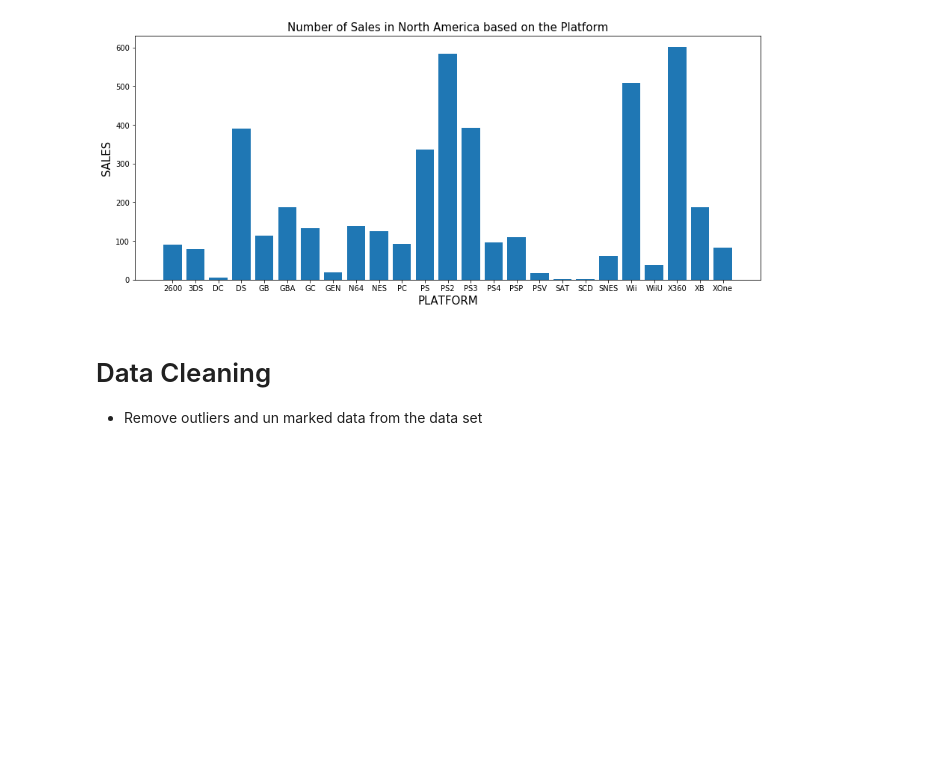
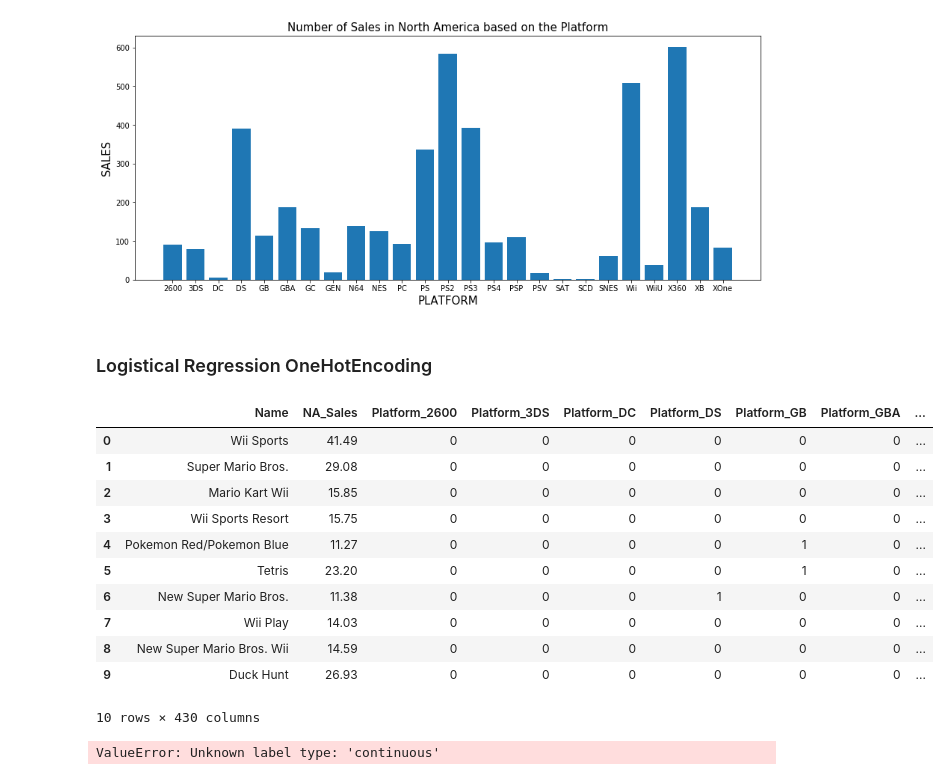
Before and after one commit to gonzo-32/US-Police-Shootings-DataScience, a Jupyter notebook: videoGameSalesUSv2.ipynb, the cells around one changed output. Saved outputs shown, nothing was run; the diff lists cells and outputs as text; code cells hidden in the pictures; blank space fills up the shorter version.

```diff
--- a/videoGameSalesUSv2.ipynb
+++ b/videoGameSalesUSv2.ipynb
@@ -112,6 +108,3 @@ tys.bar(x_axis, y_axis)
 # %% [output]
 <Container object of 25 artists>
 [figure]
-# %% [markdown]
-# Data Cleaning
-- Remove outliers and un marked data from the data set
@@ -145,0 +111,18 @@ tys.bar(x_axis, y_axis)
+# %% [markdown]
+### Logistical Regression OneHotEncoding
+# %%
+ohe_df = pd.get_dummies(df, columns=['Platform','Genre','Publisher'])
+ohe_df.head(10)
+# %% [output]
+|  | Name | NA_Sales | Platform_2600 | Platform_3DS | Platform_DC | Platform_DS | Platform_GB | Platform_GBA | ... |
+| 0 | Wii Sports | 41.49 | 0 | 0 | 0 | 0 | 0 | 0 | ... |
+| 1 | Super Mario Bros. | 29.08 | 0 | 0 | 0 | 0 | 0 | 0 | ... |
+| 2 | Mario Kart Wii | 15.85 | 0 | 0 | 0 | 0 | 0 | 0 | ... |
+| 3 | Wii Sports Resort | 15.75 | 0 | 0 | 0 | 0 | 0 | 0 | ... |
+| 4 | Pokemon Red/Pokemon Blue | 11.27 | 0 | 0 | 0 | 0 | 1 | 0 | ... |
+| 5 | Tetris | 23.20 | 0 | 0 | 0 | 0 | 1 | 0 | ... |
+| 6 | New Super Mario Bros. | 11.38 | 0 | 0 | 0 | 1 | 0 | 0 | ... |
+| 7 | Wii Play | 14.03 | 0 | 0 | 0 | 0 | 0 | 0 | ... |
+| 8 | New Super Mario Bros. Wii | 14.59 | 0 | 0 | 0 | 0 | 0 | 0 | ... |
+| 9 | Duck Hunt | 26.93 | 0 | 0 | 0 | 0 | 0 | 0 | ... |
+10 rows × 430 columns
@@ -145,0 +138,11 @@ tys.bar(x_axis, y_axis)
+# %%
+k = 3
+knn = KNeighborsClassifier(n_neighbors=k)
+knn.fit(OHE_X_train,OHE_y_train)
+OHE_knn_y_predict = knn.predict(OHE_X_test)
+OHE_knn_accuracy = accuracy_score(OHE_y_test, OHE_knn_y_predict)
+print("\t\t"+ '\033[1m' + "KNN" )
+print("Old:\t\t\tNew:" + '\033[0m')
+print( str(accuracy) + "\t" + str(OHE_knn_accuracy))
+# %% [output]
+ValueError: Unknown label type: 'continuous'
```
Also changed, not shown: parts of 9 cells of this notebook.
